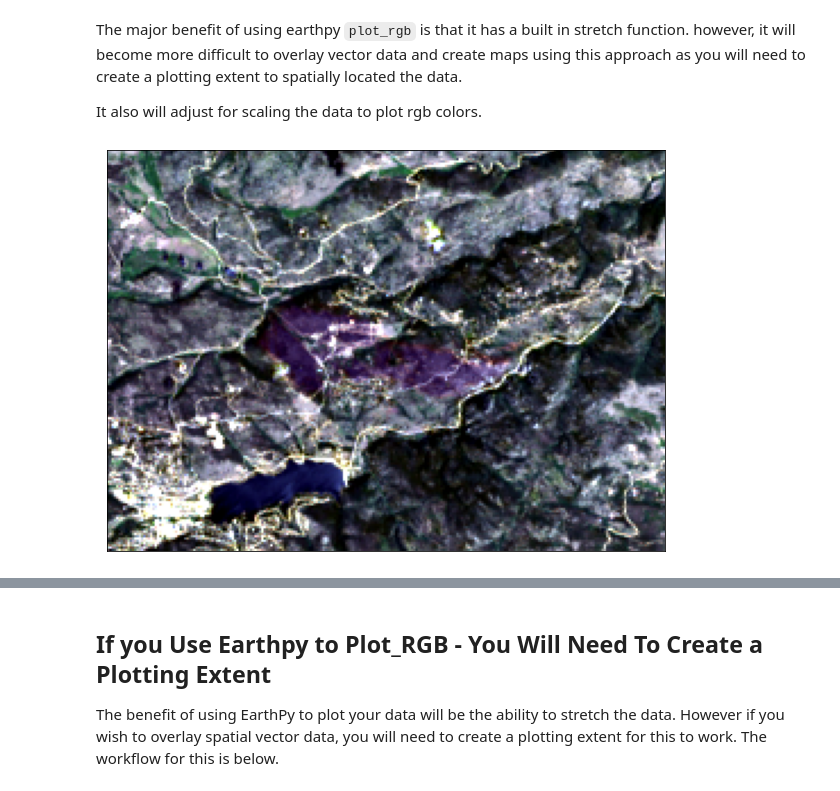
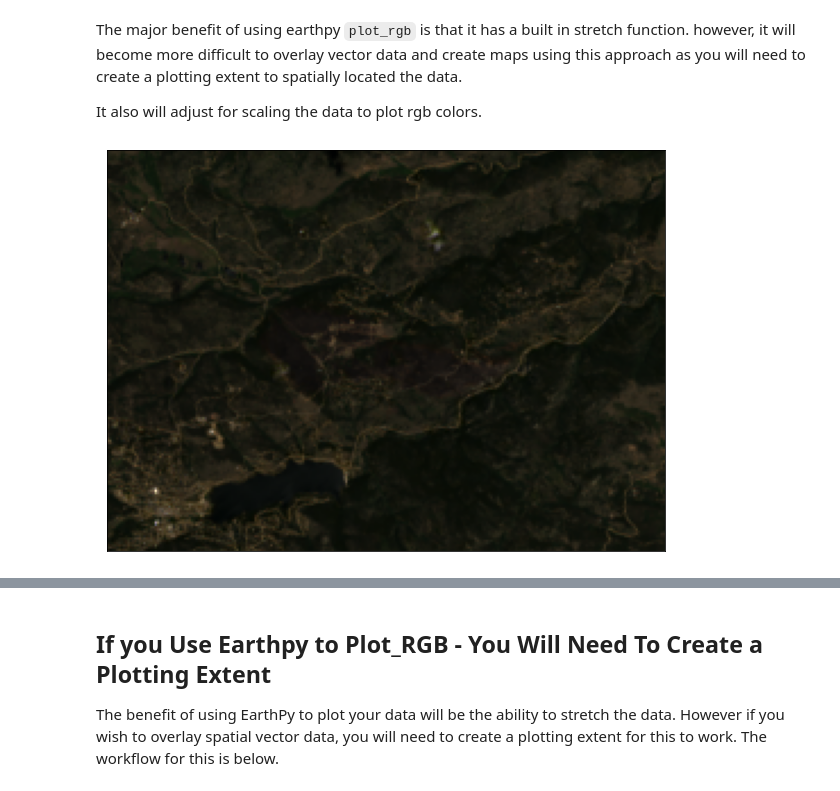
Before and after one commit to earthlab-education/ea-spring-2021-course-notebooks, a Jupyter notebook: in-class-demos/03-multispectral-remote-sensing-demo-landsat.ipynb, the cells around one changed output, grey strips where cells are left out. Drawn from its saved outputs; the diff is of its cells as text; code cells hidden in the pictures.

```diff
--- a/in-class-demos/03-multispectral-remote-sensing-demo-landsat.ipynb
+++ b/in-class-demos/03-multispectral-remote-sensing-demo-landsat.ipynb
@@ -252,5 +250,6 @@ landsat_post_band_paths = glob(os.path.join("cold-springs-fire",
                                             "landsat_collect",
                                             "LC080340322016072301T1-SC20180214145802",
                                             "crop",
-                                            "*band[4-6]*.tif"))
-landsat_post_band_paths
+                                            "*band[2-5]*.tif"))
+
+landsat_post_band_paths.sort()
@@ -261,7 +255,0 @@ landsat_post_band_paths
-# %%
-landsat_post_band_paths = glob(os.path.join("cold-springs-fire",
-                                            "landsat_collect",
-                                            "LC080340322016072301T1-SC20180214145802",
-                                            "crop",
-                                            "*band*.tif"))
-landsat_post_band_paths
@@ -375,11 +342,10 @@ It also will adjust for scaling the data to plot rgb colors.
 # %%
 # Create an rgb plot of landsat data. Be sure to select the correct bands!
 ep.plot_rgb(landsat_post.values,
-            rgb=[3, 2, 1],
-            stretch=.5)
+            rgb=[2, 1, 0])
 plt.show()
 # %% [output]
-[figure, old version]
+[figure, new version]
 # %% [markdown]
 Notice that the image above looks dark. You can stretch the image as you did with the NAIP data, too.
 Below you use the stretch argument built into the earthpy `plot_rgb()` function. The `str_clip` argument allows you to specify how much of the tails of the data that you want to clip off. The larger the number, the most the data will be stretched or brightened.
```
Also changed, not shown: parts of 10 cells of this notebook.
